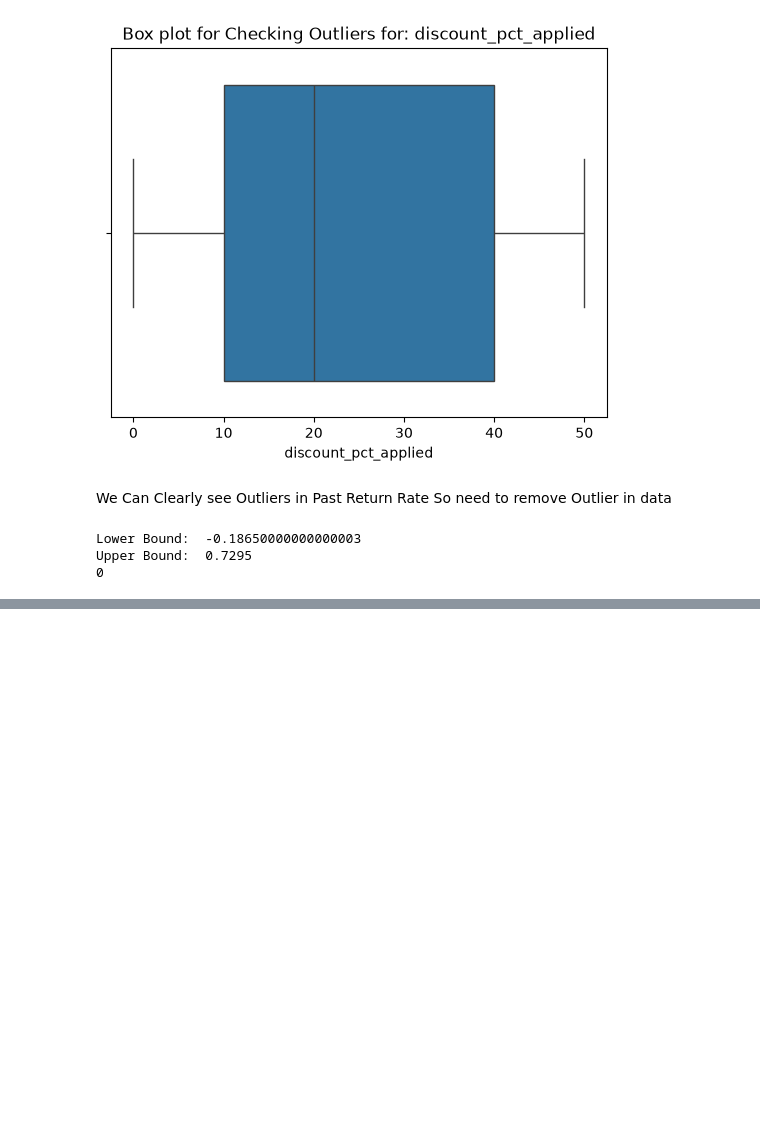
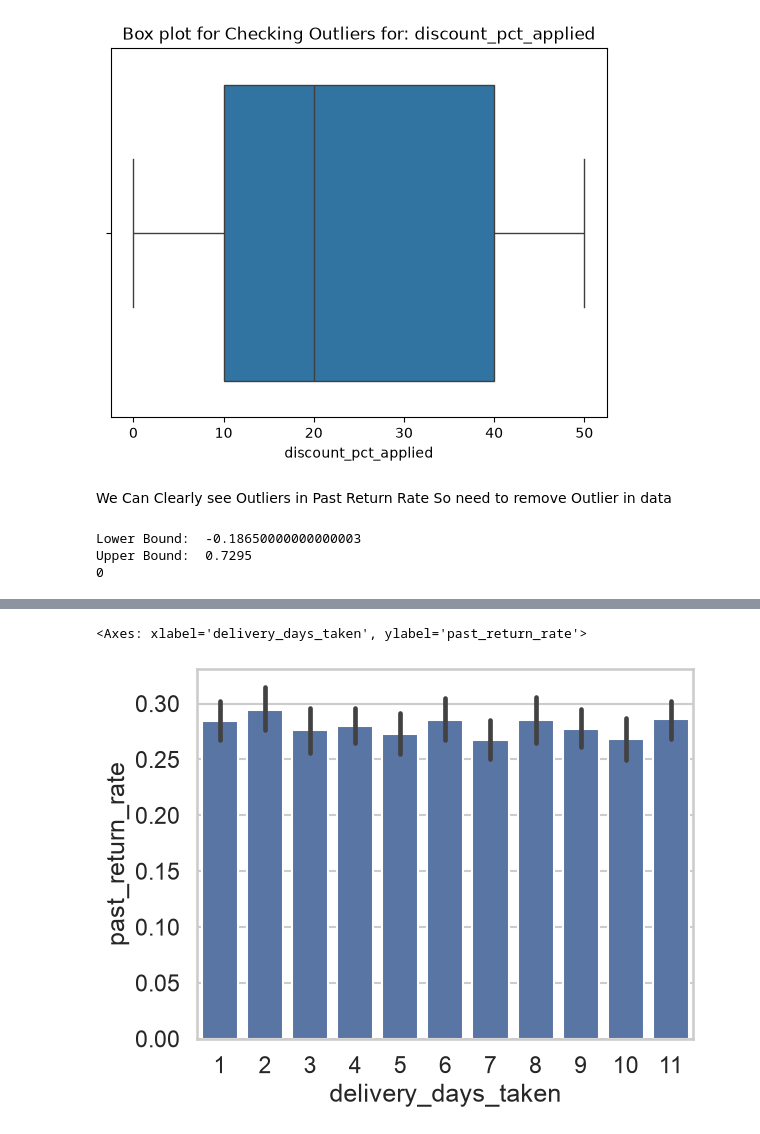
Before and after one commit to aliturab99/Machine-Learning-Project-1, a Jupyter notebook: classification_model/ecommerce_return_classification.ipynb, the cells around one changed output, grey strips where cells are left out. Drawn from its saved outputs; the diff is of its cells as text; code cells hidden in the pictures; blank space fills up the shorter version.

```diff
--- a/classification_model/ecommerce_return_classification.ipynb
+++ b/classification_model/ecommerce_return_classification.ipynb
@@ -144,0 +199,9 @@ df = df[(df["past_return_rate"] > lower_bound) & (df["past_return_rate"] < upper
+# %%
+sns.barplot(
+    data=df,
+    x="delivery_days_taken",
+    y="past_return_rate"
+)
+# %% [output]
+<Axes: xlabel='delivery_days_taken', ylabel='past_return_rate'>
+[figure, added]
```
Also changed, not shown: parts of 14 cells of this notebook.
